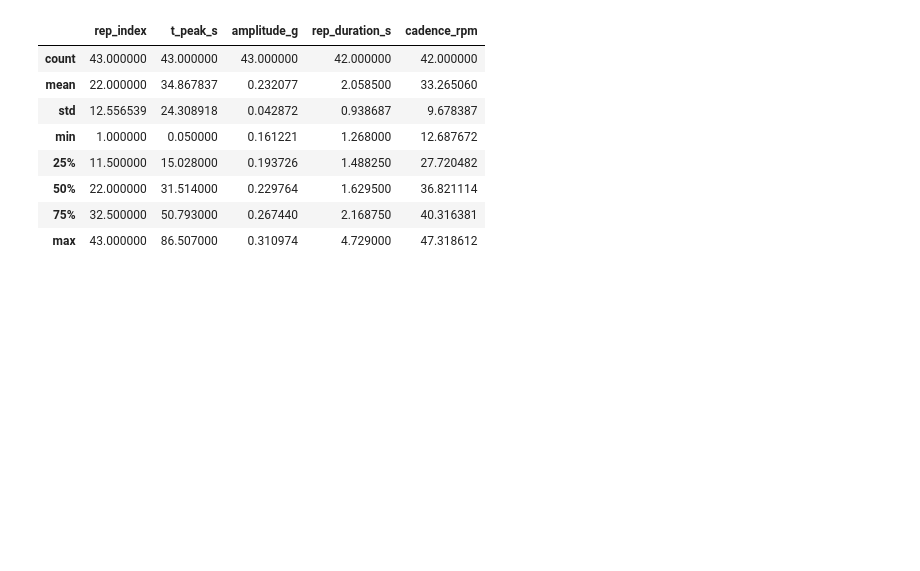
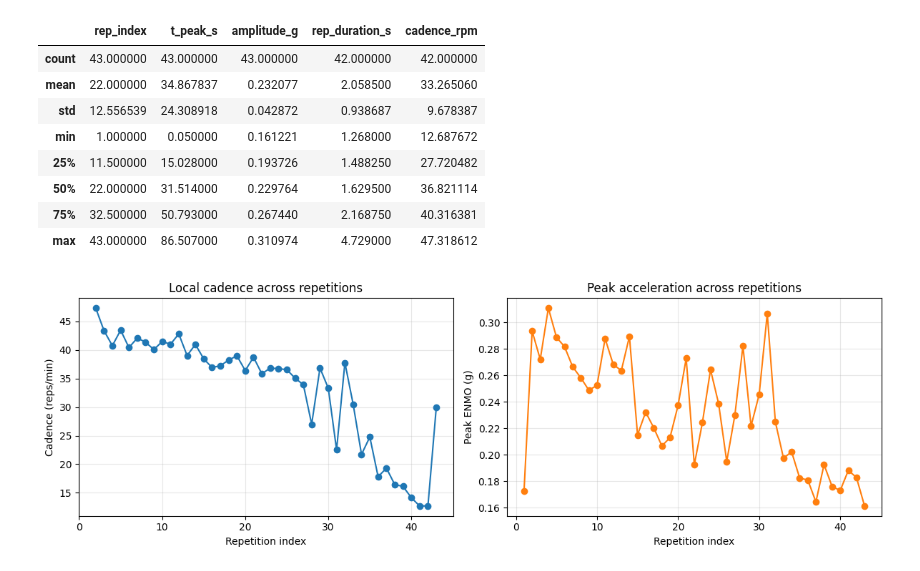
Before and after one commit to OmarFou/HAH913E-2024-AccelCalisthenics, a Jupyter notebook: notebooks/pushups.ipynb, the cells around one changed output. Cells and saved outputs as stored; diff of their text form; code cells hidden in the pictures; blank space fills up the shorter version.

```diff
--- a/notebooks/pushups.ipynb
+++ b/notebooks/pushups.ipynb
@@ -344,3 +344,30 @@ Std cadence:       9.7 reps/min
 | 50% | 22.000000 | 31.514000 | 0.229764 | 1.629500 | 36.821114 |
 | 75% | 32.500000 | 50.793000 | 0.267440 | 2.168750 | 40.316381 |
 | max | 43.000000 | 86.507000 | 0.310974 | 4.729000 | 47.318612 |
+# %%
+# ==========================================================
+# 9. Visualising fatigue: cadence and amplitude vs rep index
+# ==========================================================
+
+fig, axes = plt.subplots(1, 2, figsize=(12, 4))
+
+# Cadence vs rep index
+axes[0].plot(reps["rep_index"], reps["cadence_rpm"],
+             marker="o", linestyle="-")
+axes[0].set_xlabel("Repetition index")
+axes[0].set_ylabel("Cadence (reps/min)")
+axes[0].set_title("Local cadence across repetitions")
+axes[0].grid(True, alpha=0.3)
+
+# Amplitude vs rep index
+axes[1].plot(reps["rep_index"], reps["amplitude_g"],
+             marker="o", linestyle="-", color="tab:orange")
+axes[1].set_xlabel("Repetition index")
+axes[1].set_ylabel("Peak ENMO (g)")
+axes[1].set_title("Peak acceleration across repetitions")
+axes[1].grid(True, alpha=0.3)
+
+plt.tight_layout()
+plt.show()
+# %% [output]
+[figure, added]
```
Also changed, not shown: parts of 2 cells of this notebook.
